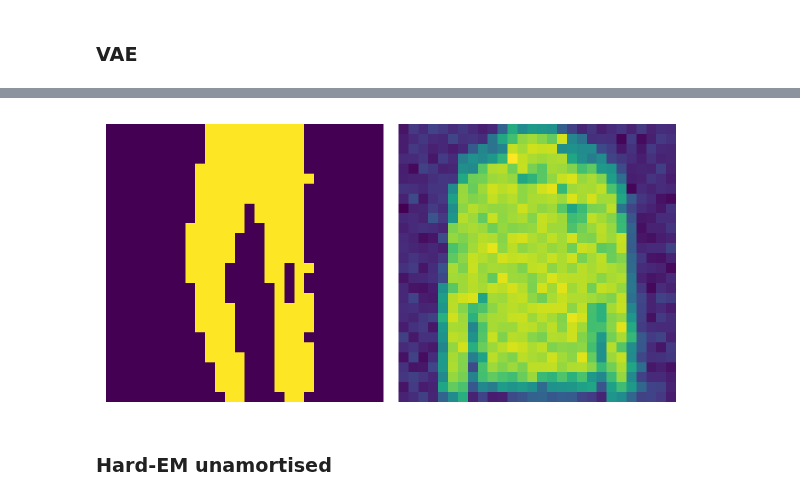
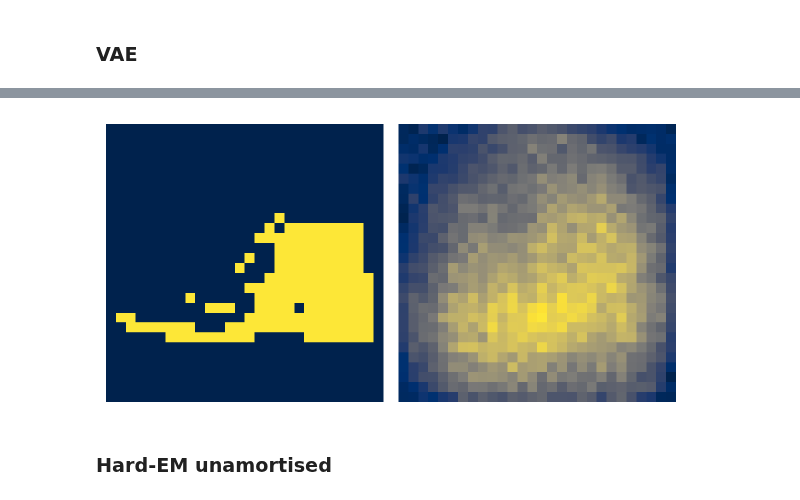
Before and after one commit to gerdm/hard-em-lvm, a Jupyter notebook: notebooks/17-unamortised-test.ipynb, the cells around one changed output, grey strips where cells are left out. Saved outputs shown, nothing was run; the diff lists cells and outputs as text; code cells hidden in the pictures.

```diff
--- a/notebooks/17-unamortised-test.ipynb
+++ b/notebooks/17-unamortised-test.ipynb
@@ -310,13 +311,13 @@ dim_latent = 50
 config["train"]["learning_rate"] = 1e-4
 config["train"]["hard_em"]["num_its_latent"] = 5
 config["train"]["hard_em"]["num_its_params"] = 5
-config["train"]["num_epochs"] = 500
-config["train"]["vae"]["num_is_samples"] = 15
-# config["train"]["eval_epochs"] = list(range(0, 1000 + 50, 50))
-config["train"]["eval_epochs"] = [500]
+config["train"]["num_epochs"] = 1000
+config["train"]["vae"]["num_is_samples"] = 1
+config["train"]["eval_epochs"] = list(range(0, 1000 + 50, 50))
+config["train"]["eval_epochs"] = [1000]
 
 config["test"]["learning_rate"] = 1e-4
-config["test"]["num_epochs"] = 500
+config["test"]["num_epochs"] = 1000
 # %%
 model_decoder = Decoder(28 ** 2, dim_latent)
 # %%
@@ -325,7 +326,7 @@ config_test = hlax.unamortised.load_test_config(config, model_test)
 # %% [markdown]
 ## Benchmark models
 # %%
-def iwae_bern(key, params, apply_fn, X_batch):
+def elbo_bern(key, params, apply_fn, X_batch):
     """
     Importance-weighted marginal log-likelihood for
     a Bernoulli decoder and Gaussian encoder
@@ -347,11 +348,26 @@ def iwae_bern(key, params, apply_fn, X_batch):
     log_prob_x = dist_decoder.log_prob(X_batch).sum(axis=-1)
     log_prob_z_post = dist_posterior.log_prob(z).sum(axis=-1)
 
-    log_prob = log_prob_z_prior + log_prob_x - log_prob_z_post
+    loss =  (1 + logvar_z - mean_z ** 2 - std_z ** 2).sum(axis=-1) / 2 + log_prob_x.mean(axis=0)
+    return -loss.mean()
 
-    # negative Importance-weighted marginal log-likelihood
-    niwmll = -jax.nn.logsumexp(log_prob, axis=-1, b=1/num_is_samples).mean()
-    return niwmll
+
+
+
+def iwae_bern_delta(key, params, apply_fn, X_batch):
+    encode_decode = apply_fn(params, X_batch, key)
+    z_batch, logit_mean_x = encode_decode
+    _, dim_latent = z_batch.shape
+
+    dist_prior = distrax.MultivariateNormalDiag(jnp.zeros(dim_latent), jnp.ones(dim_latent))
+    dist_decoder = distrax.Bernoulli(logits=logit_mean_x)
+
+    log_prob_z_prior = dist_prior.log_prob(z_batch)
+    log_prob_x = dist_decoder.log_prob(X_batch).sum(axis=-1)
+
+    log_prob = log_prob_z_prior + log_prob_x
+
+    return -log_prob.mean()
 # %% [markdown]
 ### VAE
 # %%
@@ -364,7 +380,7 @@ res_vae = base_vae_hardem.train_test(
     X_test,
     config_vae,
     config_test,
-    iwae_bern,
+    elbo_bern,
     iwae_bern_delta,
     hlax.vae.train_checkpoints
 )
@@ -376,20 +387,20 @@ plt.plot(res_vae["train"]["hist_loss"])
 # %%
 fig, ax = plt.subplots(1, 2, figsize=(6, 4))
 
-ix_target = 5
-params_test = res_vae["test"]["params"]["e500"]
+ix_target = 0
+params_test = res_vae["test"]["params"]["e1000"]
 img_truth = X_test[ix_target].reshape(28, 28)
 img_reconstruct = config_test.model.apply(params_test, X_test, key)[1]
 img_reconstruct = nn.sigmoid(img_reconstruct[ix_target]).reshape(28, 28)
 
-ax[0].imshow(img_truth)
-ax[1].imshow(img_reconstruct)
+ax[0].imshow(img_truth, cmap="cividis")
+ax[1].imshow(img_reconstruct, cmap="cividis")
 
 ax[0].axis("off")
 ax[1].axis("off");
 plt.tight_layout()
 # %% [output]
-[figure, old version]
+[figure, new version]
 # %% [markdown]
 ### Hard-EM unamortised
 # %%
```
Also changed, not shown: parts of 12 cells of this notebook.
